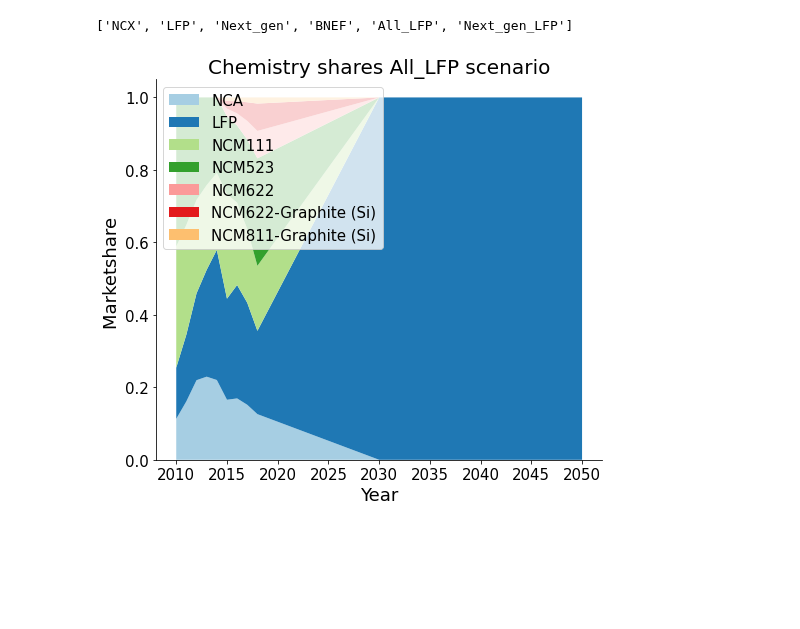
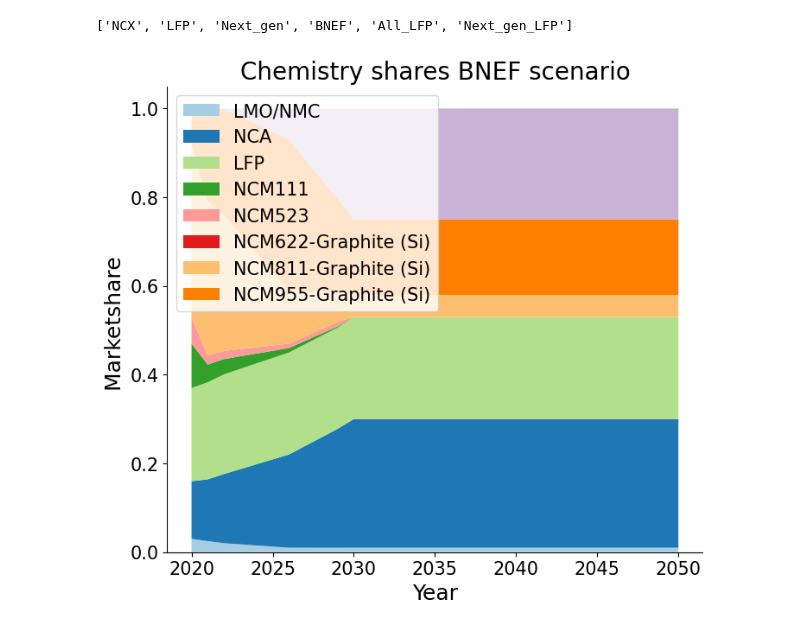
Before and after one commit to fernaag/V2G_in_EU, a Jupyter notebook: data/data_handling_scripts/batteryChemistry.ipynb, the cells around one changed output. Cells and saved outputs as stored; diff of their text form; code cells hidden in the pictures; blank space fills up the shorter version.

Commit message:
Updated FIgures and storage scenarios

```diff
--- a/data/data_handling_scripts/batteryChemistry.ipynb
+++ b/data/data_handling_scripts/batteryChemistry.ipynb
@@ -273,22 +273,23 @@ IndexTable.Classification[IndexTable.index.get_loc('Chemistry_Scenarios')].Items
 # %%
 from cycler import cycler
 import seaborn as sns
 r=3
 custom_cycler = cycler(color=sns.color_palette('Paired', 20)) #'Set2', 'Paired', 'YlGnBu'
 fig, ax = plt.subplots(figsize=(8,7)) ### The legend is wrong
-s = 4
+s = 3
+t = 70
 ax.set_prop_cycle(custom_cycler)
-ax.stackplot(IndexTable.Classification[IndexTable.index.get_loc('Time')].Items[60:],
-        [ChemArray[s,1,i,60:] for i in np.einsum('bt->b', ChemArray[s,1,:60:]).nonzero()[0].tolist()])
+ax.stackplot(IndexTable.Classification[IndexTable.index.get_loc('Time')].Items[t:],
+        [ChemArray[s,1,i,t:] for i in np.einsum('bt->b', ChemArray[s,1,:t:]).nonzero()[0].tolist()])
 ax.set_ylabel('Marketshare ',fontsize =18)
 right_side = ax.spines["right"]
 right_side.set_visible(False)
 top = ax.spines["top"]
 top.set_visible(False)
 #plt.grid()
 ax.legend([IndexTable.Classification[IndexTable.index.get_loc('Battery_Chemistry')].Items[i] for i in np.einsum('bt->b', ChemArray[s,1,:,70:]).nonzero()[0].tolist()], loc='upper left',prop={'size':15})
 ax.set_title('Chemistry shares {} scenario'.format(IndexTable.Classification[IndexTable.index.get_loc('Chemistry_Scenarios')].Items[s]), fontsize=20)
 ax.set_xlabel('Year',fontsize =18)
 ax.tick_params(axis='both', which='major', labelsize=15)
 # %% [output]
-[figure, old version]
+[figure, new version]
```
Also changed, not shown: 10 other files.
